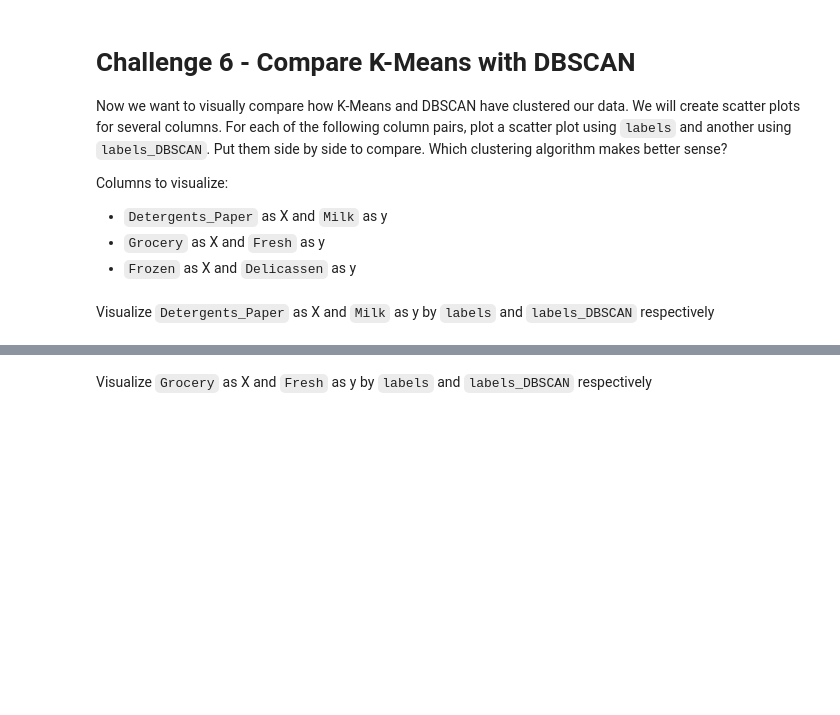
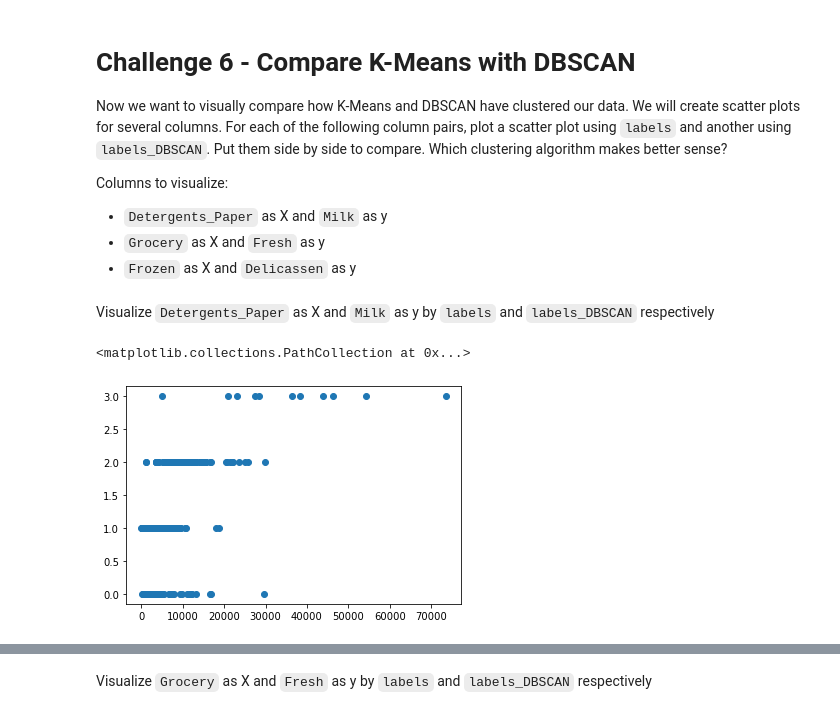
Before and after one commit to Ironhack-Data-Madrid-Mayo-2022/7.4-lab-unsupervised-learning, a Jupyter notebook: your-code/main.ipynb, the cells around one changed output, grey strips where cells are left out. Cells and saved outputs as stored; diff of their text form; code cells hidden in the pictures; blank space fills up the shorter version.

```diff
--- a/your-code/main.ipynb
+++ b/your-code/main.ipynb
@@ -26,7 +26,7 @@ In this lab, we will use a dataset containing information about customer prefere
 The origin of the dataset is [here](https://archive.ics.uci.edu/ml/datasets/wholesale+customers).
 # %%
 # loading the data:
-customers = pd.read_csv('../Wholesale customers data.csv')
+customers = pd.read_csv(r'C:\Users\jvaym\Desktop\IRONHACK\Semana7\7.4-lab-unsupervised-learning\data\Wholesale customers data.csv')
 # %% [markdown]
 #### Explore the dataset with mathematical and visualization techniques. What do you find?
 
@@ -100,2 +160,8 @@ from sklearn.cluster import KMeans
+# %%
+from sklearn.cluster import KMeans
+
+kmeans=KMeans(n_clusters=4)
+clusters=kmeans.fit(customers)
+customers['labels'] = clusters.labels_
 # %% [markdown]
 Count the values in `labels`.
@@ -108,5 +176,8 @@ Now let's cluster the data using DBSCAN. Use `DBSCAN(eps=0.5)` to initiate the m
 # %%
 # Your code here
 from sklearn.cluster import DBSCAN
+dbscan=DBSCAN(eps=0.5)
+
+dbscan_cus = dbscan.fit(customers)
 # %% [markdown]
 Count the values in `labels_DBSCAN`.
@@ -114,0 +184,3 @@ Count the values in `labels_DBSCAN`.
+# %%
+customers['labels_DBSCAN'] = dbscan_cus.labels_
+customers # Los marca todos como outliers
@@ -128,0 +213,6 @@ Visualize `Detergents_Paper` as X and `Milk` as y by `labels` and `labels_DBSCAN
+# %%
+plt.scatter(customers.Milk, #No sé si así es como debería verse
+            customers.labels)
+# %% [output]
+<matplotlib.collections.PathCollection at 0x...>
+[figure, added]
```
Also changed, not shown: parts of 22 cells of this notebook.
